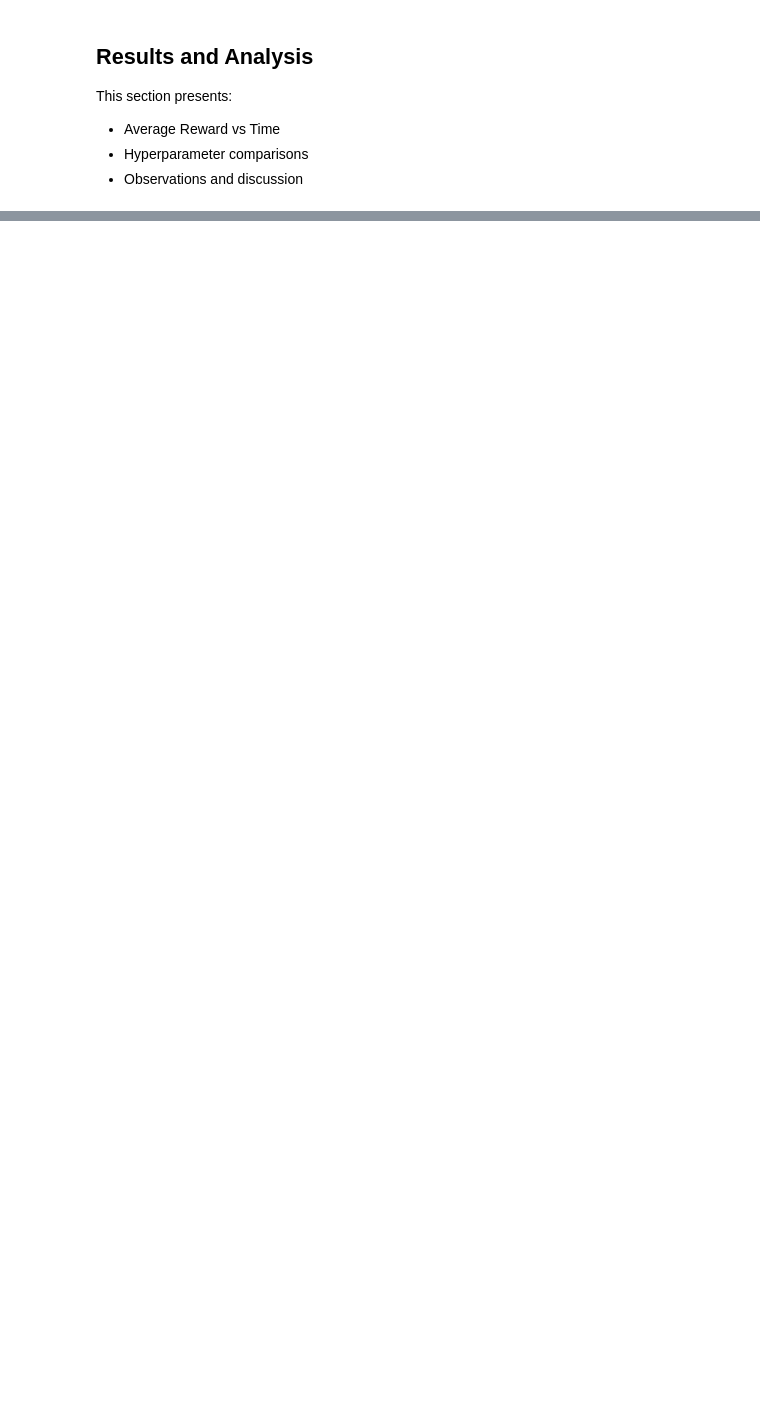
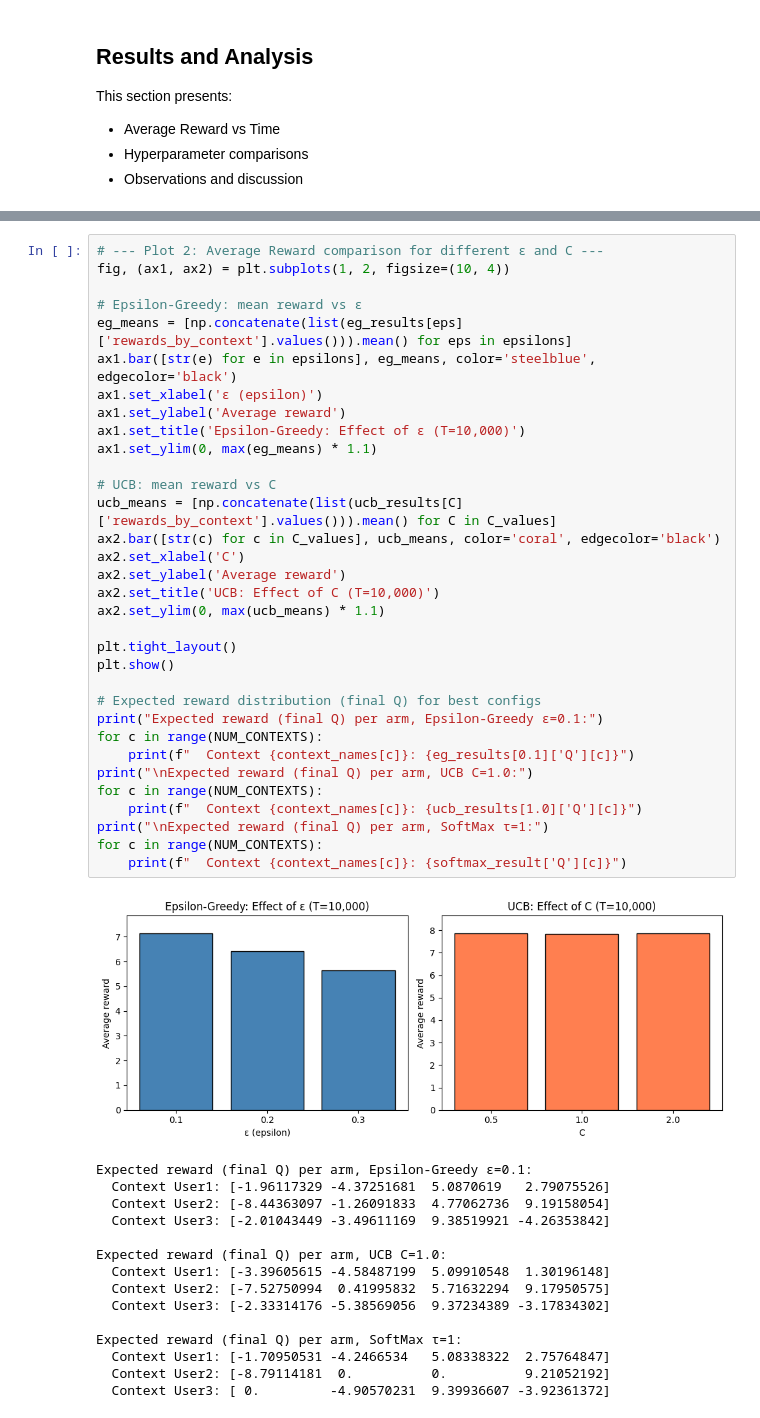
Before and after one commit to Arsalaan-Alam/lab3-contextual-bandit, a Jupyter notebook: lab3_results_U20230064.ipynb, the cells around one changed output, grey strips where cells are left out. Cells and saved outputs as stored; diff of their text form; blank space fills up the shorter version.

```diff
--- a/lab3_results_U20230064.ipynb
+++ b/lab3_results_U20230064.ipynb
@@ -228,3 +470,52 @@ This section presents:
+# %%
+# --- Plot 2: Average Reward comparison for different ε and C ---
+fig, (ax1, ax2) = plt.subplots(1, 2, figsize=(10, 4))
+
+# Epsilon-Greedy: mean reward vs ε
+eg_means = [np.concatenate(list(eg_results[eps]['rewards_by_context'].values())).mean() for eps in epsilons]
+ax1.bar([str(e) for e in epsilons], eg_means, color='steelblue', edgecolor='black')
+ax1.set_xlabel('ε (epsilon)')
+ax1.set_ylabel('Average reward')
+ax1.set_title('Epsilon-Greedy: Effect of ε (T=10,000)')
+ax1.set_ylim(0, max(eg_means) * 1.1)
+
+# UCB: mean reward vs C
+ucb_means = [np.concatenate(list(ucb_results[C]['rewards_by_context'].values())).mean() for C in C_values]
+ax2.bar([str(c) for c in C_values], ucb_means, color='coral', edgecolor='black')
+ax2.set_xlabel('C')
+ax2.set_ylabel('Average reward')
+ax2.set_title('UCB: Effect of C (T=10,000)')
+ax2.set_ylim(0, max(ucb_means) * 1.1)
+
+plt.tight_layout()
+plt.show()
+
+# Expected reward distribution (final Q) for best configs
+print("Expected reward (final Q) per arm, Epsilon-Greedy ε=0.1:")
+for c in range(NUM_CONTEXTS):
+    print(f"  Context {context_names[c]}: {eg_results[0.1]['Q'][c]}")
+print("\nExpected reward (final Q) per arm, UCB C=1.0:")
+for c in range(NUM_CONTEXTS):
+    print(f"  Context {context_names[c]}: {ucb_results[1.0]['Q'][c]}")
+print("\nExpected reward (final Q) per arm, SoftMax τ=1:")
+for c in range(NUM_CONTEXTS):
+    print(f"  Context {context_names[c]}: {softmax_result['Q'][c]}")
+# %% [output]
+[figure, added]
+Expected reward (final Q) per arm, Epsilon-Greedy ε=0.1:
+  Context User1: [-1.96117329 -4.37251681  5.0870619   2.79075526]
+  Context User2: [-8.44363097 -1.26091833  4.77062736  9.19158054]
+  Context User3: [-2.01043449 -3.49611169  9.38519921 -4.26353842]
+
+Expected reward (final Q) per arm, UCB C=1.0:
+  Context User1: [-3.39605615 -4.58487199  5.09910548  1.30196148]
+  Context User2: [-7.52750994  0.41995832  5.71632294  9.17950575]
+  Context User3: [-2.33314176 -5.38569056  9.37234389 -3.17834302]
+
+Expected reward (final Q) per arm, SoftMax τ=1:
+  Context User1: [-1.70950531 -4.2466534   5.08338322  2.75764847]
+  Context User2: [-8.79114181  0.          0.          9.21052192]
+  Context User3: [ 0.         -4.90570231  9.39936607 -3.92361372]
 # %% [markdown]
 ## Final Observations
 
```
Also changed, not shown: parts of 10 cells of this notebook, 1 other file.
